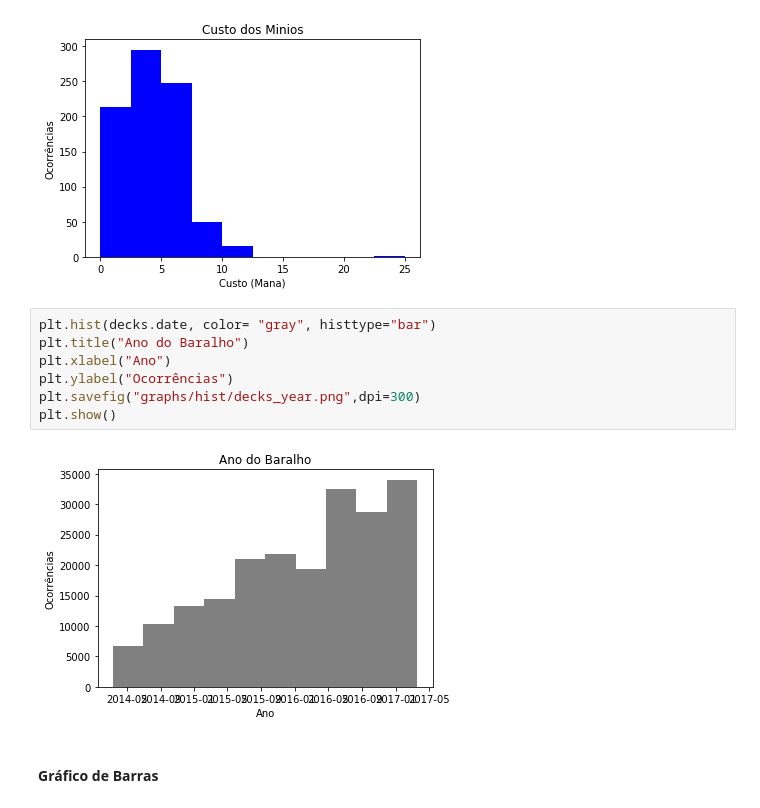
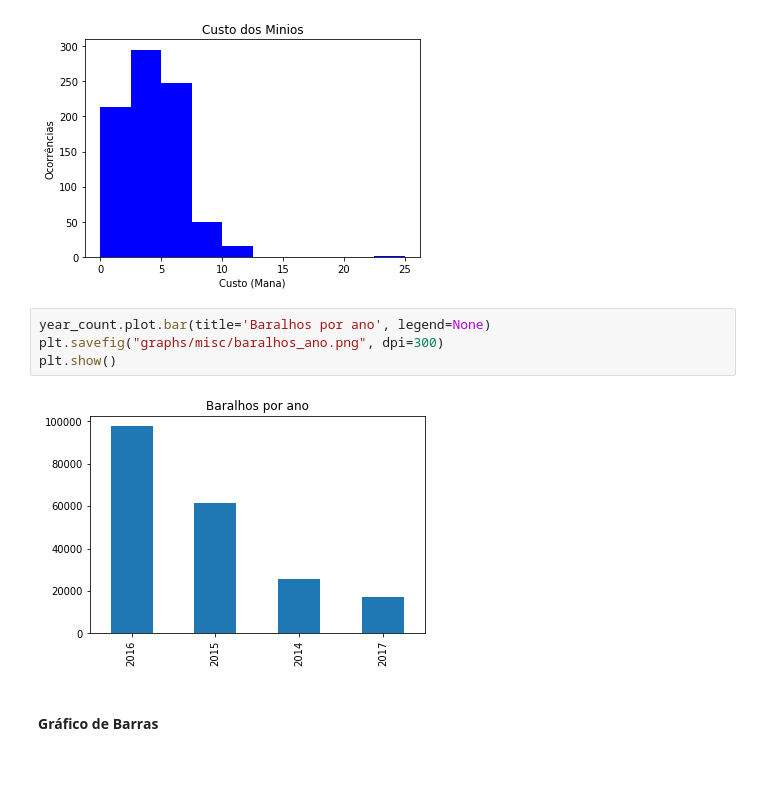
Before and after one commit to xdot2012/hearthstone_card_prediction, a Jupyter notebook: DataScience/douglas/Ciência de Dados.ipynb, the cells around one changed output. Drawn from its saved outputs; the diff is of its cells as text; blank space fills up the shorter version.

```diff
--- a/DataScience/douglas/Ciência de Dados.ipynb
+++ b/DataScience/douglas/Ciência de Dados.ipynb
@@ -288,15 +293,12 @@ plt.show()
 [figure]
 [figure]
 [figure]
-# %%
-plt.hist(decks.date, color= "gray", histtype="bar")
-plt.title("Ano do Baralho")
-plt.xlabel("Ano")
-plt.ylabel("Ocorrências")
-plt.savefig("graphs/hist/decks_year.png",dpi=300)
-plt.show()
-# %% [output]
-[figure, removed]
+# %%
+year_count.plot.bar(title='Baralhos por ano', legend=None)
+plt.savefig("graphs/misc/baralhos_ano.png", dpi=300)
+plt.show()
+# %% [output]
+[figure, added]
 # %% [markdown]
 <h4><strong>Gráfico de Barras</strong></h4>
 # %%
```
Also changed, not shown: parts of 1 cell of this notebook, 17 other files.
